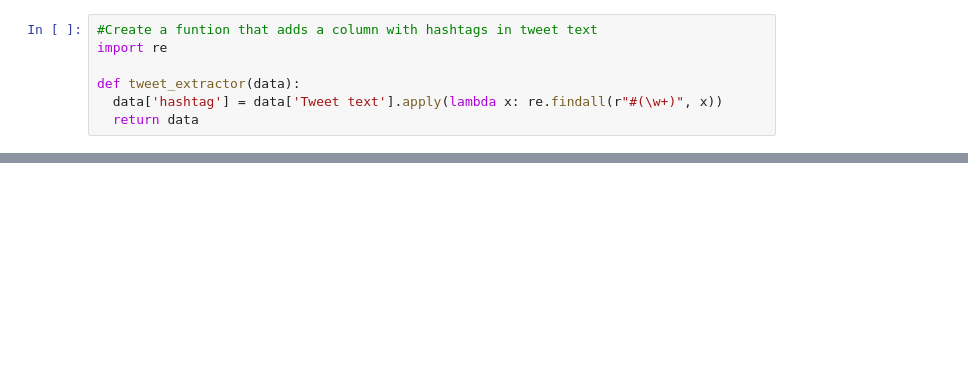
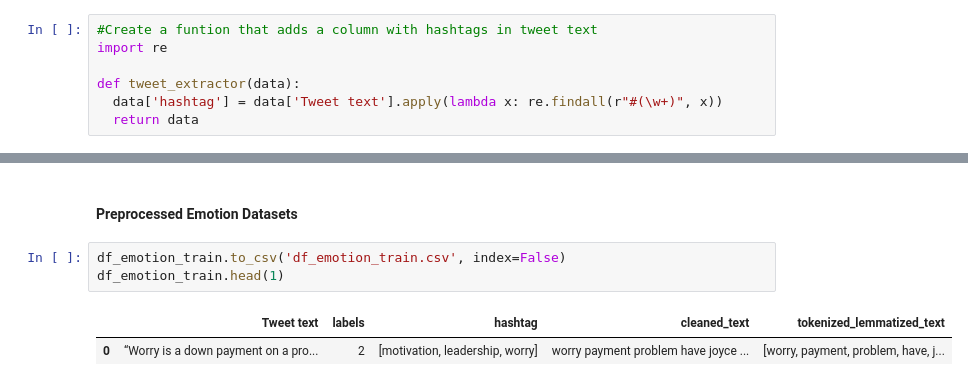
Before and after one commit to Kensuzuki95/CE888-Assignment1-2, a Jupyter notebook: Assignment_1_CE888.ipynb, the cells around one changed output, grey strips where cells are left out. Drawn from its saved outputs; the diff is of its cells as text; blank space fills up the shorter version.

```diff
--- a/Assignment_1_CE888.ipynb
+++ b/Assignment_1_CE888.ipynb
@@ -263,0 +281,8 @@ lemmatize_text(df_emoji_test)
+# %% [markdown]
+#### Preprocessed Emotion Datasets
+# %%
+df_emotion_train.to_csv('df_emotion_train.csv', index=False)
+df_emotion_train.head(1)
+# %% [output]
+|  | Tweet text | labels | hashtag | cleaned_text | tokenized_lemmatized_text |
+| 0 | “Worry is a down payment on a pro... | 2 | [motivation, leadership, worry] | worry payment problem have joyce ... | [worry, payment, problem, have, j... |
```
Also changed, not shown: parts of 41 cells of this notebook.
